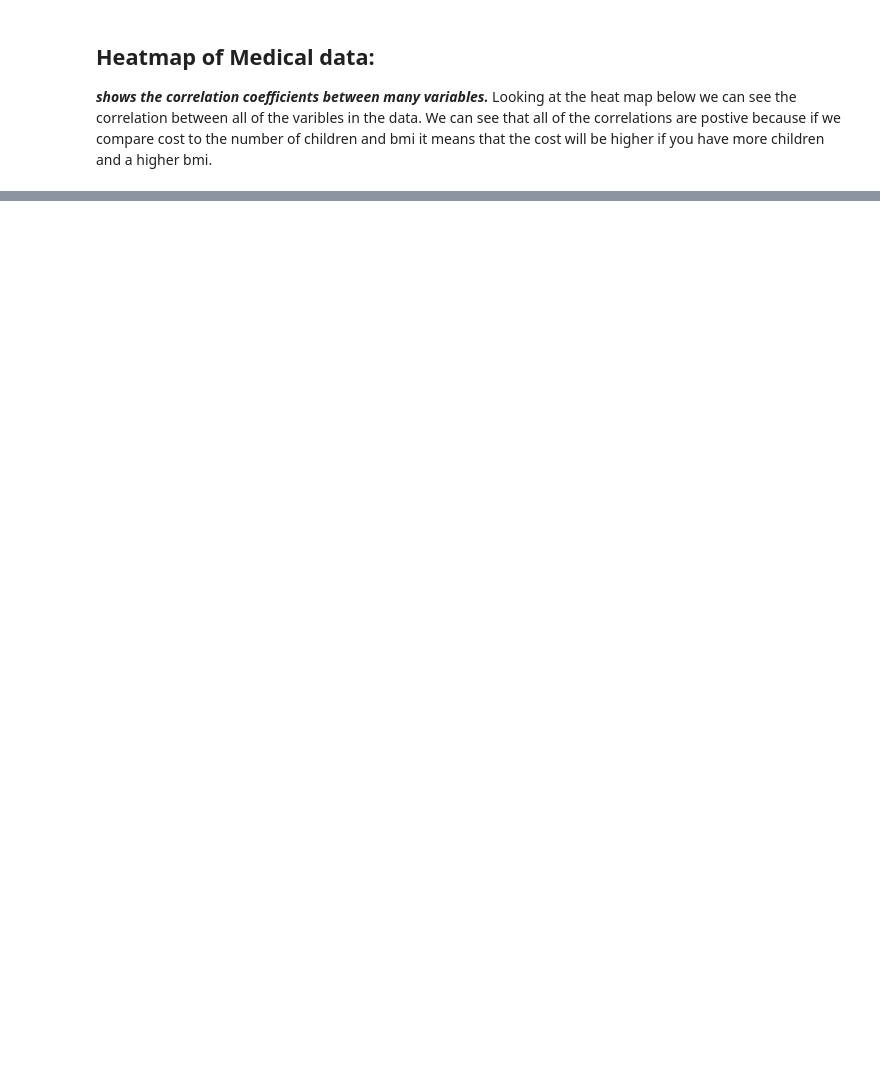
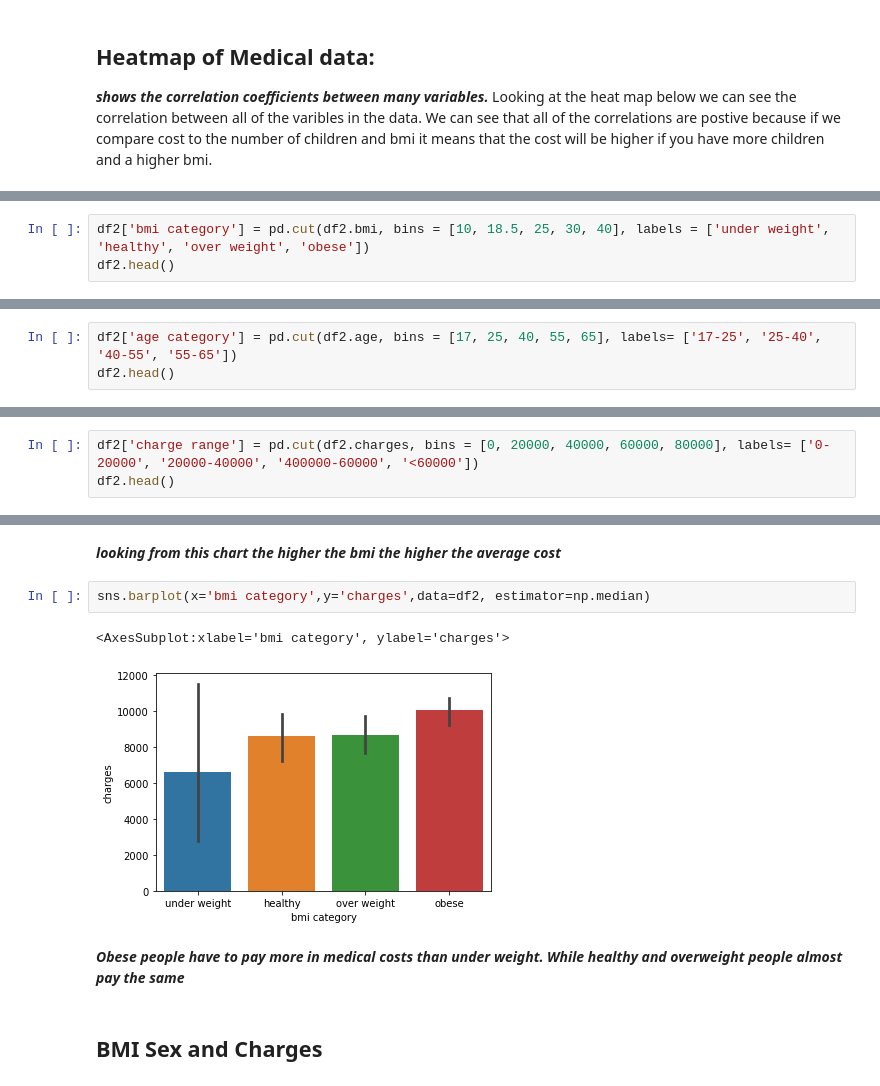
Before and after one commit to data301-2020-winter2/course-project-group_1041, a Jupyter notebook: analysis/Jivraj/milestone2.ipynb, the cells around one changed output, grey strips where cells are left out. Saved outputs shown, nothing was run; the diff lists cells and outputs as text; blank space fills up the shorter version.

```diff
--- a/analysis/Jivraj/milestone2.ipynb
+++ b/analysis/Jivraj/milestone2.ipynb
@@ -102,0 +90,3 @@ sns.heatmap(corr, xticklabels=corr.columns, yticklabels=corr.columns, annot=True
+# %%
+df2['bmi category'] = pd.cut(df2.bmi, bins = [10, 18.5, 25, 30, 40], labels = ['under weight', 'healthy', 'over weight', 'obese'])
+df2.head()
@@ -102,0 +100,3 @@ sns.heatmap(corr, xticklabels=corr.columns, yticklabels=corr.columns, annot=True
+# %%
+df2['age category'] = pd.cut(df2.age, bins = [17, 25, 40, 55, 65], labels= ['17-25', '25-40', '40-55', '55-65'])
+df2.head()
@@ -102,0 +110,3 @@ sns.heatmap(corr, xticklabels=corr.columns, yticklabels=corr.columns, annot=True
+# %%
+df2['charge range'] = pd.cut(df2.charges, bins = [0, 20000, 40000, 60000, 80000], labels= ['0-20000', '20000-40000', '400000-60000', '<60000'])
+df2.head()
@@ -102,0 +131,11 @@ sns.heatmap(corr, xticklabels=corr.columns, yticklabels=corr.columns, annot=True
+# %% [markdown]
+***looking from this chart the higher the bmi the higher the average cost***
+# %%
+sns.barplot(x='bmi category',y='charges',data=df2, estimator=np.median)
+# %% [output]
+<AxesSubplot:xlabel='bmi category', ylabel='charges'>
+[figure, added]
+# %% [markdown]
+***Obese people have to pay more in medical costs than under weight. While healthy and overweight people almost pay the same***
+# %% [markdown]
+## BMI Sex and Charges
```
Also changed, not shown: parts of 39 cells of this notebook, 1 other file.
